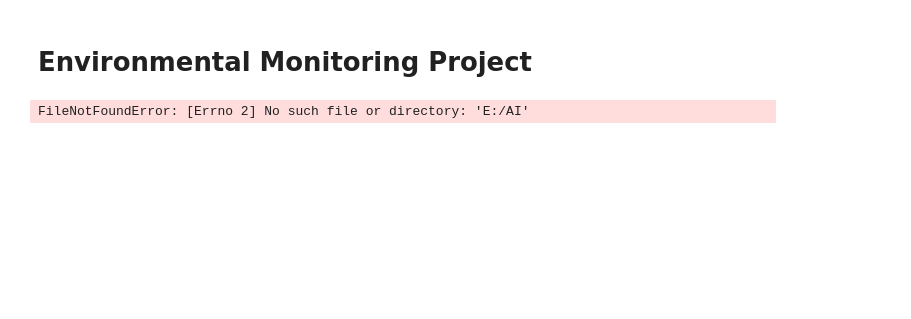
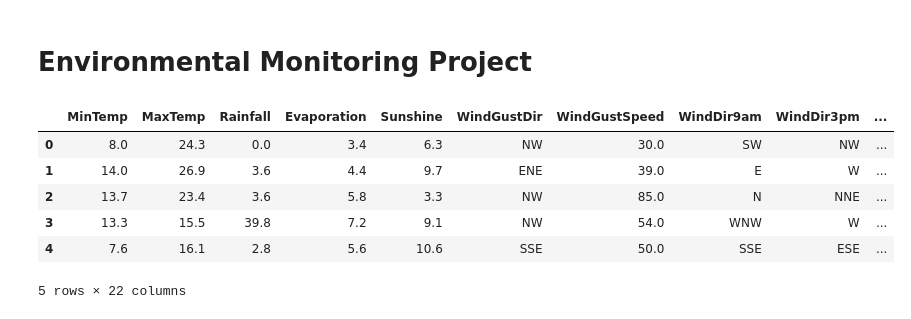
Before and after one commit to yonasyifter/IOT_EnvironmentalMonitoring, a Jupyter notebook: EnvironementalMonitoring.ipynb, the cells around one changed output. Cells and saved outputs as stored; diff of their text form; code cells hidden in the pictures; blank space fills up the shorter version.

Commit message:
Weather forcast using sample weather dataset found in the internet

```diff
--- a/EnvironementalMonitoring.ipynb
+++ b/EnvironementalMonitoring.ipynb
@@ -7,25 +7,15 @@ import pandas as pd
 import numpy as np
 import matplotlib.pyplot as plt
 import seaborn as sns
-# %%
-import os
-path = 'E:/AI'
-# List all files in the downloaded directory
-files_in_dataset = os.listdir(path)
-
-# Filter for CSV files
-csv_files = [f for f in files_in_dataset if f.endswith('.csv')]
-
-if not csv_files:
-    raise FileNotFoundError(f"No CSV files found in the dataset directory: {path}")
-
-# Assuming the first CSV file found is the correct one for simplicity.
-# If there are multiple CSVs and specific one is needed, further logic may be required.
-first_csv_file = csv_files[0]
-full_csv_path = os.path.join(path, first_csv_file)
-
-df = pd.read_csv(full_csv_path)
-
-print(f"Successfully loaded '{first_csv_file}'.")
-# %% [output]
-FileNotFoundError: [Errno 2] No such file or directory: 'E:/AI'
+# %%
+df = pd.read_csv("https://raw.githubusercontent.com/yonasyifter/IOT_EnvironmentalMonitoring/main/weather.csv")
+# %%
+df.head()
+# %% [output]
+|  | MinTemp | MaxTemp | Rainfall | Evaporation | Sunshine | WindGustDir | WindGustSpeed | WindDir9am | WindDir3pm | ... |
+| 0 | 8.0 | 24.3 | 0.0 | 3.4 | 6.3 | NW | 30.0 | SW | NW | ... |
+| 1 | 14.0 | 26.9 | 3.6 | 4.4 | 9.7 | ENE | 39.0 | E | W | ... |
+| 2 | 13.7 | 23.4 | 3.6 | 5.8 | 3.3 | NW | 85.0 | N | NNE | ... |
+| 3 | 13.3 | 15.5 | 39.8 | 7.2 | 9.1 | NW | 54.0 | WNW | W | ... |
+| 4 | 7.6 | 16.1 | 2.8 | 5.6 | 10.6 | SSE | 50.0 | SSE | ESE | ... |
+5 rows × 22 columns
```
Also changed, not shown: parts of 4 cells of this notebook.
